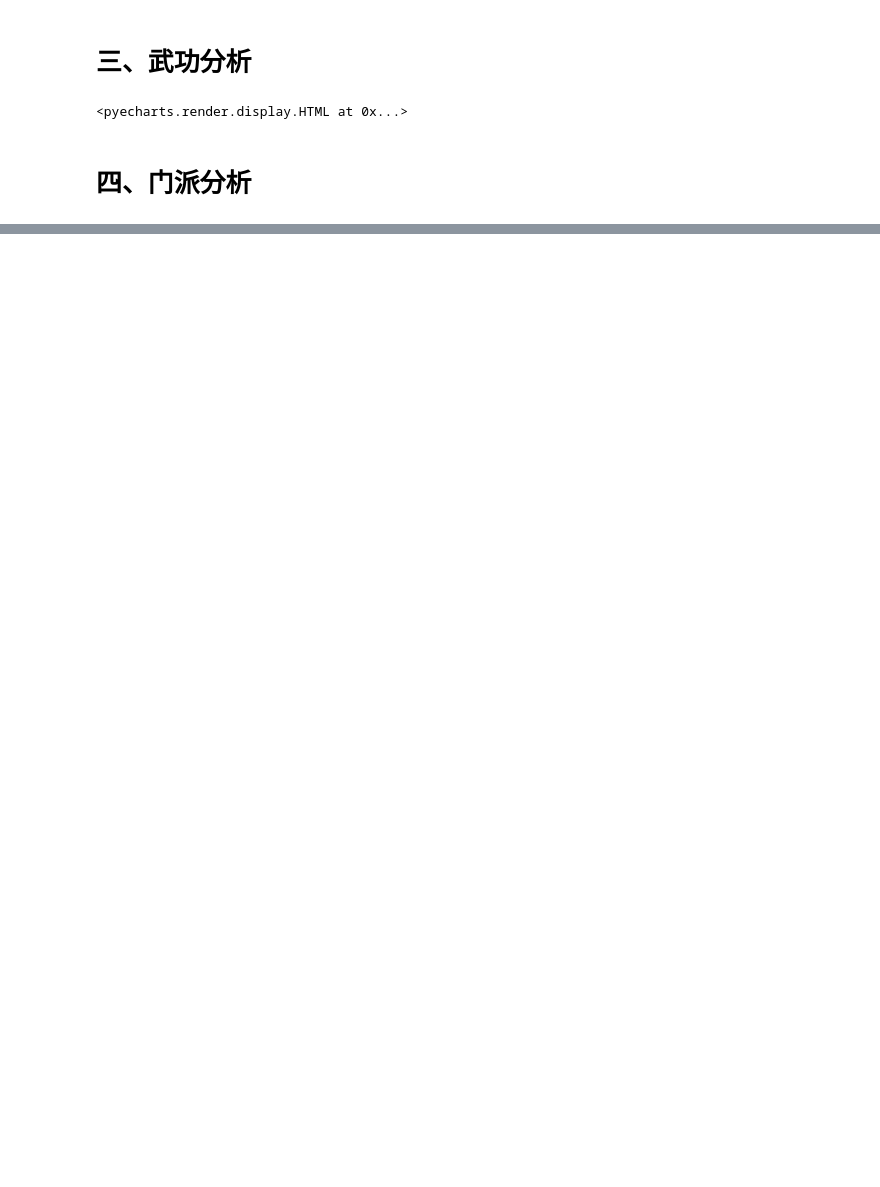
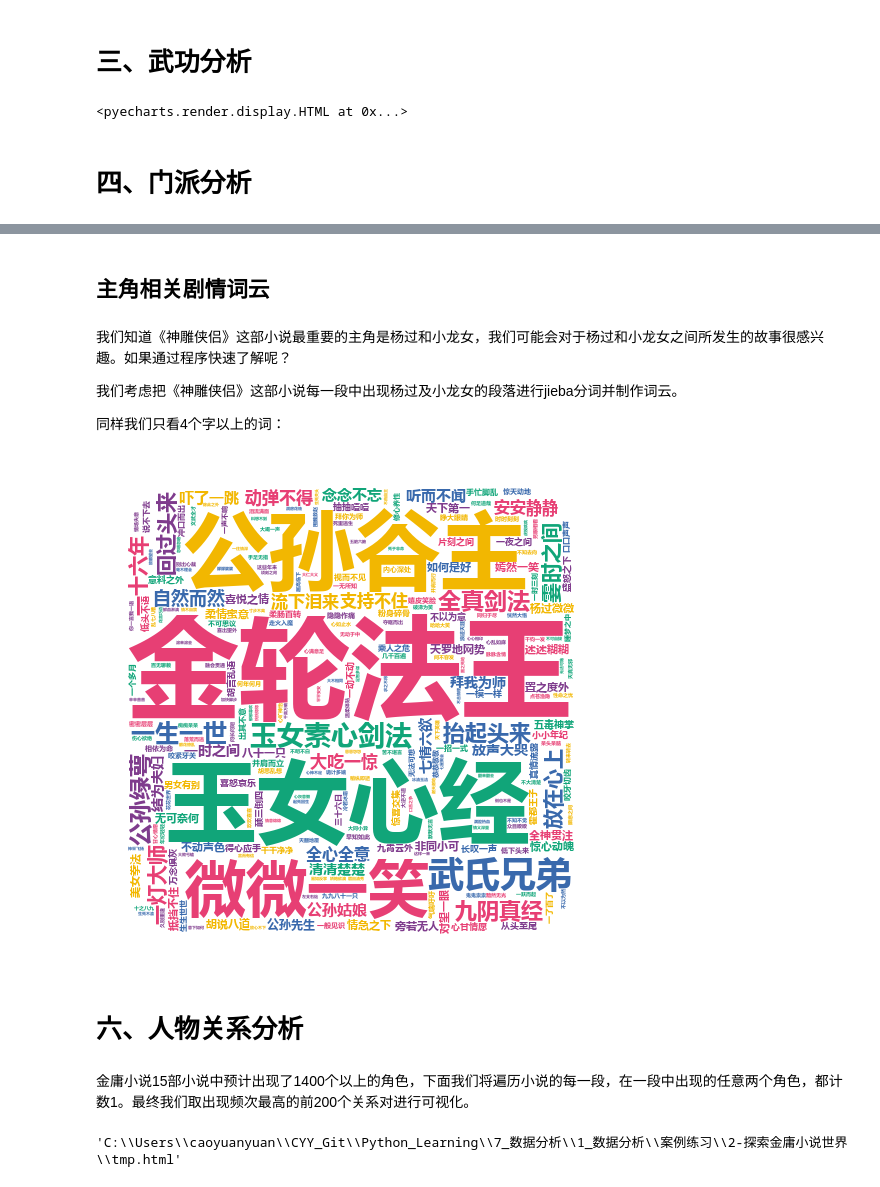
Before and after one commit to zhuzhuruan/Python_Learning, a Jupyter notebook: 7_数据分析/1_数据分析/案例练习/2-探索金庸小说世界/金庸小说探索分析.ipynb, the cells around one changed output, grey strips where cells are left out. Cells and saved outputs as stored; diff of their text form; code cells hidden in the pictures; blank space fills up the shorter version.

```diff
--- a/7_数据分析/1_数据分析/案例练习/2-探索金庸小说世界/金庸小说探索分析.ipynb
+++ b/7_数据分析/1_数据分析/案例练习/2-探索金庸小说世界/金庸小说探索分析.ipynb
@@ -212,0 +255,57 @@ show_top10("天龙八部")
+# %% [markdown]
+## 主角相关剧情词云
+# %% [markdown]
+我们知道《神雕侠侣》这部小说最重要的主角是杨过和小龙女，我们可能会对于杨过和小龙女之间所发生的故事很感兴趣。如果通过程序快速了解呢？
+
+我们考虑把《神雕侠侣》这部小说每一段中出现杨过及小龙女的段落进行jieba分词并制作词云。
+
+同样我们只看4个字以上的词：
+# %%
+data = []
+for line in load_novel("神雕侠侣").splitlines():
+    if "杨过" in line and "小龙女" in line:
+        line = re.sub("[^一-龟]+", " ", line)
+        data.extend(word for word in jieba.cut(line) if len(word) >= 4)
+stylecloud.gen_stylecloud(" ".join(data),
+                          collocations=False,
+                          font_path=r'C:\Windows\Fonts\msyhbd.ttc',
+                          icon_name='fas fa-square',
+                          output_name='tmp.png')
+Image(filename='tmp.png')
+# %% [output]
+[figure, added]
+# %% [markdown]
+# 六、人物关系分析
+# %% [markdown]
+金庸小说15部小说中预计出现了1400个以上的角色，下面我们将遍历小说的每一段，在一段中出现的任意两个角色，都计数1。最终我们取出现频次最高的前200个关系对进行可视化。
+# %%
+from pyecharts import options as opts
+from pyecharts.charts import Graph
+import math
+import itertools
+
+count = Counter()
+for novel in novel_names:
+    names = novel_names[novel]
+    re_rule = f"({'|'.join(names)})"
+    for line in load_novel(novel).splitlines():
+        names = list(set(re.findall(re_rule, line)))
+        if names and len(names) >= 2:
+            names.sort()
+            for s, t in itertools.combinations(names, 2):
+                count[(s, t)] += 1
+count = count.most_common(200)
+node_count, nodes, links = Counter(), [], []
+for (n1, n2), v in count:
+    node_count[n1] += 1
+    node_count[n2] += 1
+    links.append({"source": n1, "target": n2})
+for node, count in node_count.items():
+    nodes.append({"name": node, "symbolSize": int(math.log(count)*5)+5})
+c = (
+    Graph(init_opts=opts.InitOpts("1280px","960px"))
+    .add("", nodes, links, repulsion=30)
+)
+c.render("tmp.html")
+# %% [output]
+'C:\\Users\\caoyuanyuan\\CYY_Git\\Python_Learning\\7_数据分析\\1_数据分析\\案例练习\\2-探索金庸小说世界\\tmp.html'
```
Also changed, not shown: parts of 12 cells of this notebook, 2 other files.
